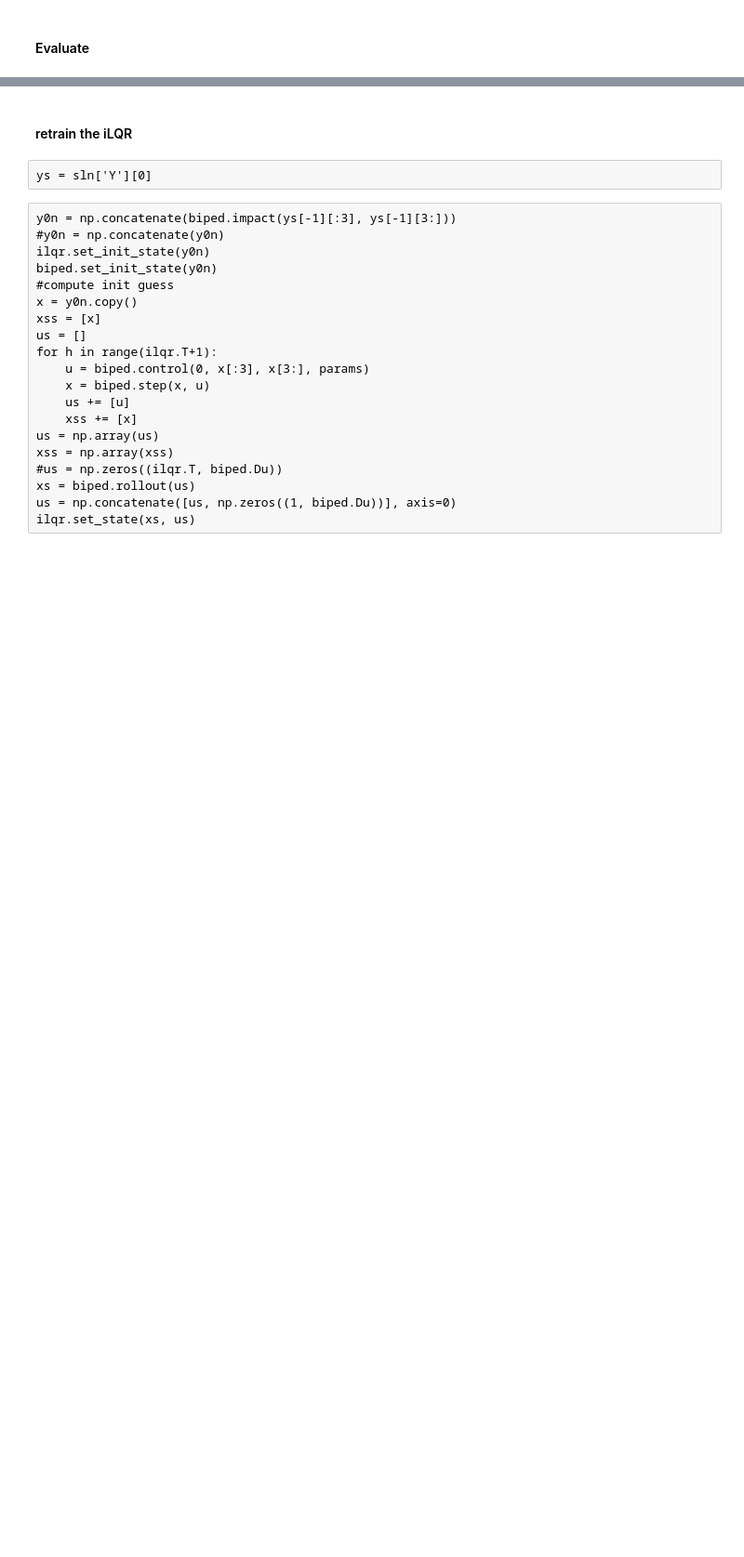
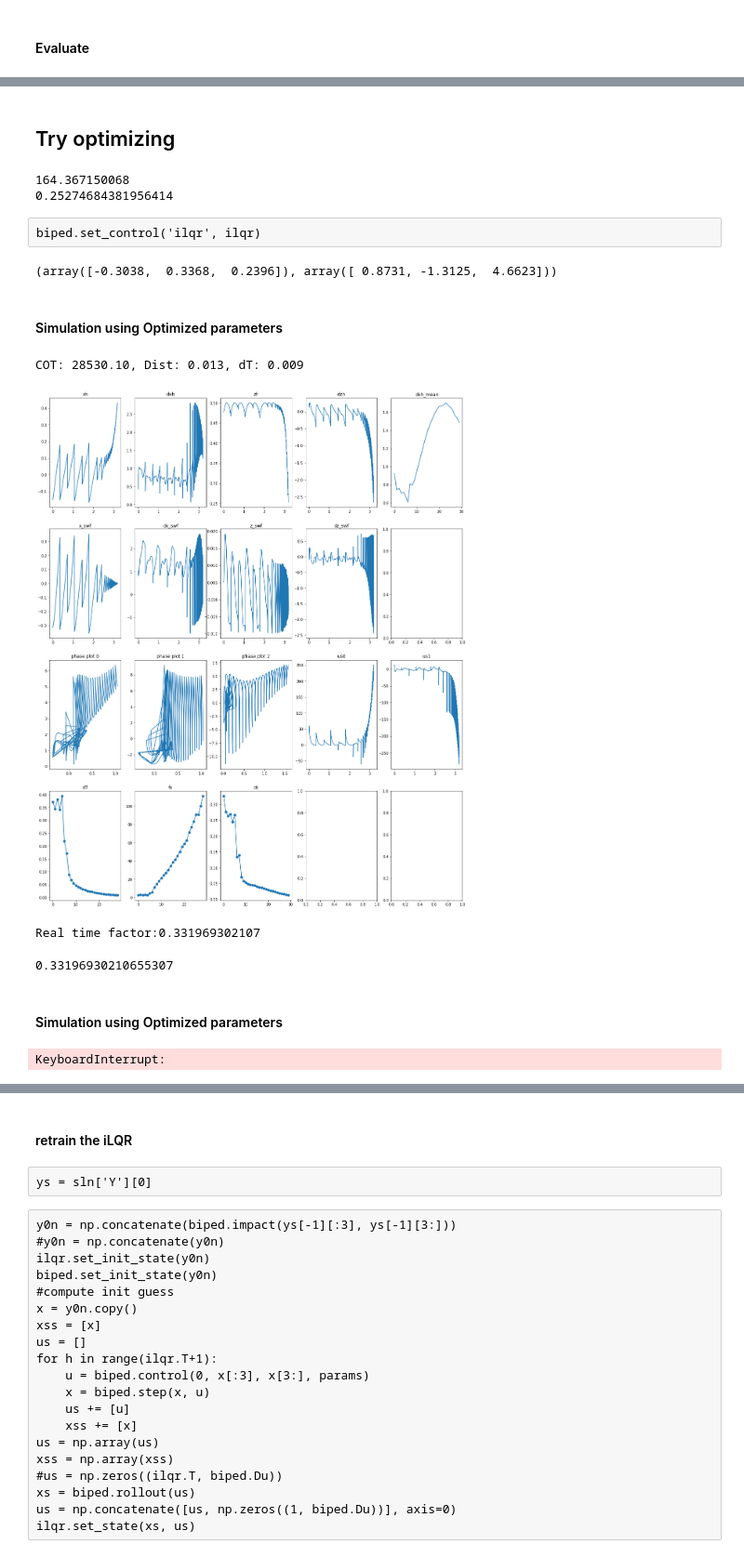
Before and after one commit to teguhSL/legged_robots, a Jupyter notebook: notebooks/Exercise4.ipynb, the cells around one changed output, grey strips where cells are left out. Shown at 93% size. Drawn from its saved outputs; the diff is of its cells as text; code cells hidden in the pictures; blank space fills up the shorter version.

```diff
--- a/notebooks/Exercise4.ipynb
+++ b/notebooks/Exercise4.ipynb
@@ -922,0 +361,2 @@ for y in ys[::10]:
+# %%
+y0 = x0.copy()
@@ -922,0 +424,2 @@ for y in ys[::10]:
+# %% [markdown]
+## Try optimizing
@@ -922,0 +528,44 @@ for y in ys[::10]:
+# %%
+#biped.set_control('ilqr', ilqr)
+
+import time
+tic = time.time()
+opt_parameters0 = np.concatenate([q0, dq0])
+res = fmin(opt_func_ilqr, opt_parameters0, args = (3,), disp=1, full_output=True, maxiter = 30)
+clear_output()
+toc = time.time()
+print(toc-tic)
+print(res[1])
+# %% [output]
+164.367150068
+0.25274684381956414
+# %% [raw]
+biped.set_control('ilqr', ilqr)
+# %%
+q0, dq0
+# %% [output]
+(array([-0.3038,  0.3368,  0.2396]), array([ 0.8731, -1.3125,  4.6623]))
+# %% [markdown]
+#### Simulation using Optimized parameters
+# %%
+opt_params = res[0]
+q0 = opt_params[:3]
+dq0 = opt_params[3:6]
+params = opt_params[6:]
+params = biped.control_parameters
+#opt_func_ilqr(opt_params)
+sln = biped.solve_eqns(q0, dq0, 30, params)
+%matplotlib qt
+clear_output()
+#biped.animate(sln)
+%matplotlib inline
+result = biped.analyse(sln,params, to_plot = True)
+# %% [output]
+COT: 28530.10, Dist: 0.013, dT: 0.009
+[figure, added]
+# %%
+%matplotlib qt
+biped.animate(sln)
+# %% [output]
+Real time factor:0.331969302107
+0.33196930210655307
@@ -922,0 +574,15 @@ for y in ys[::10]:
+# %% [markdown]
+#### Simulation using Optimized parameters
+# %%
+opt_params = res[0]
+q0 = opt_params[:3]
+dq0 = opt_params[3:6]
+params = opt_params[6:]
+params = biped.control_parameters
+#opt_func_ilqr(opt_params)
+sln = biped.solve_eqns(q0, dq0, 10, params)
+%matplotlib qt
+clear_output()
+biped.animate(sln)
+# %% [output]
+KeyboardInterrupt:
```
Also changed, not shown: parts of 114 cells of this notebook, 8 other files.
